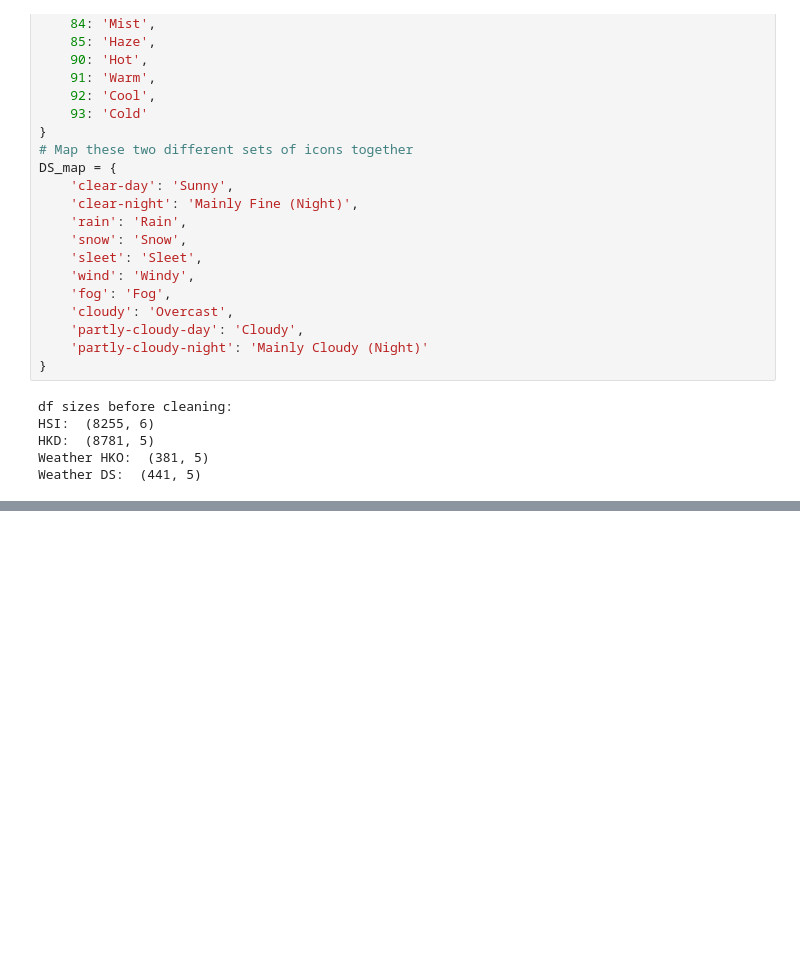
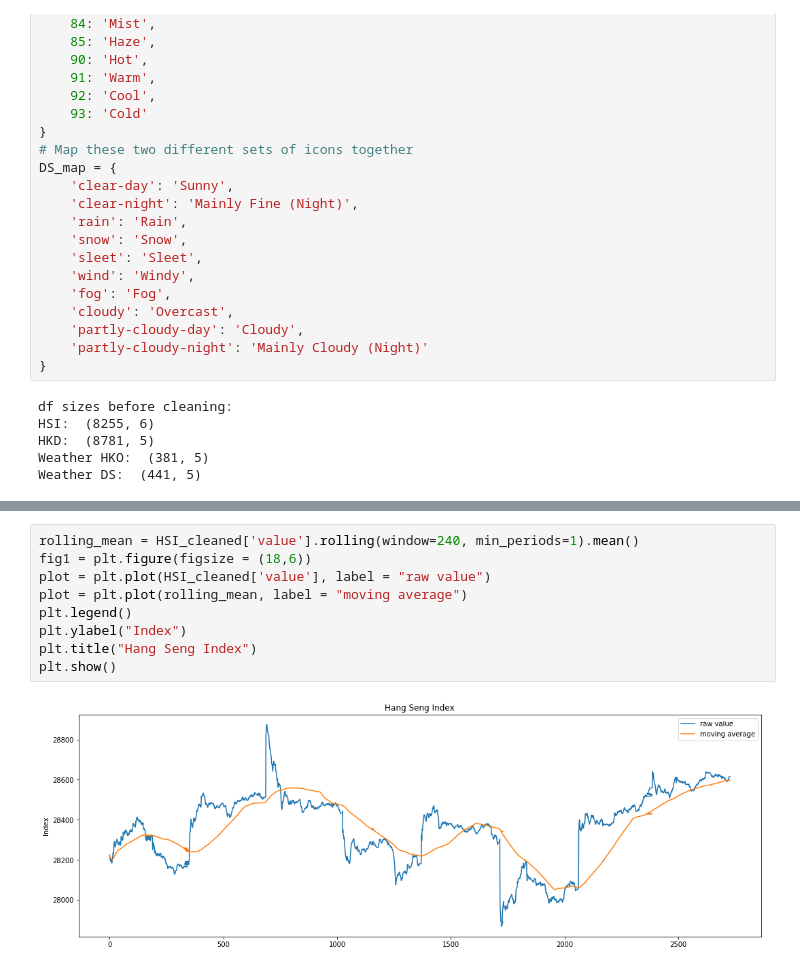
Before and after one commit to gornus/SIOT, a Jupyter notebook: data_analysis/data_analysis.ipynb, the cells around one changed output, grey strips where cells are left out. Drawn from its saved outputs; the diff is of its cells as text; blank space fills up the shorter version.

```diff
--- a/data_analysis/data_analysis.ipynb
+++ b/data_analysis/data_analysis.ipynb
@@ -263,0 +282,11 @@ See the caveats in the documentation: http://pandas.pydata.org/pandas-docs/stabl
+# %%
+rolling_mean = HSI_cleaned['value'].rolling(window=240, min_periods=1).mean()
+fig1 = plt.figure(figsize = (18,6))
+plot = plt.plot(HSI_cleaned['value'], label = "raw value")
+plot = plt.plot(rolling_mean, label = "moving average")
+plt.legend()
+plt.ylabel("Index")
+plt.title("Hang Seng Index")
+plt.show()
+# %% [output]
+[figure, added]
```
Also changed, not shown: parts of 33 cells of this notebook, 5 other files.
